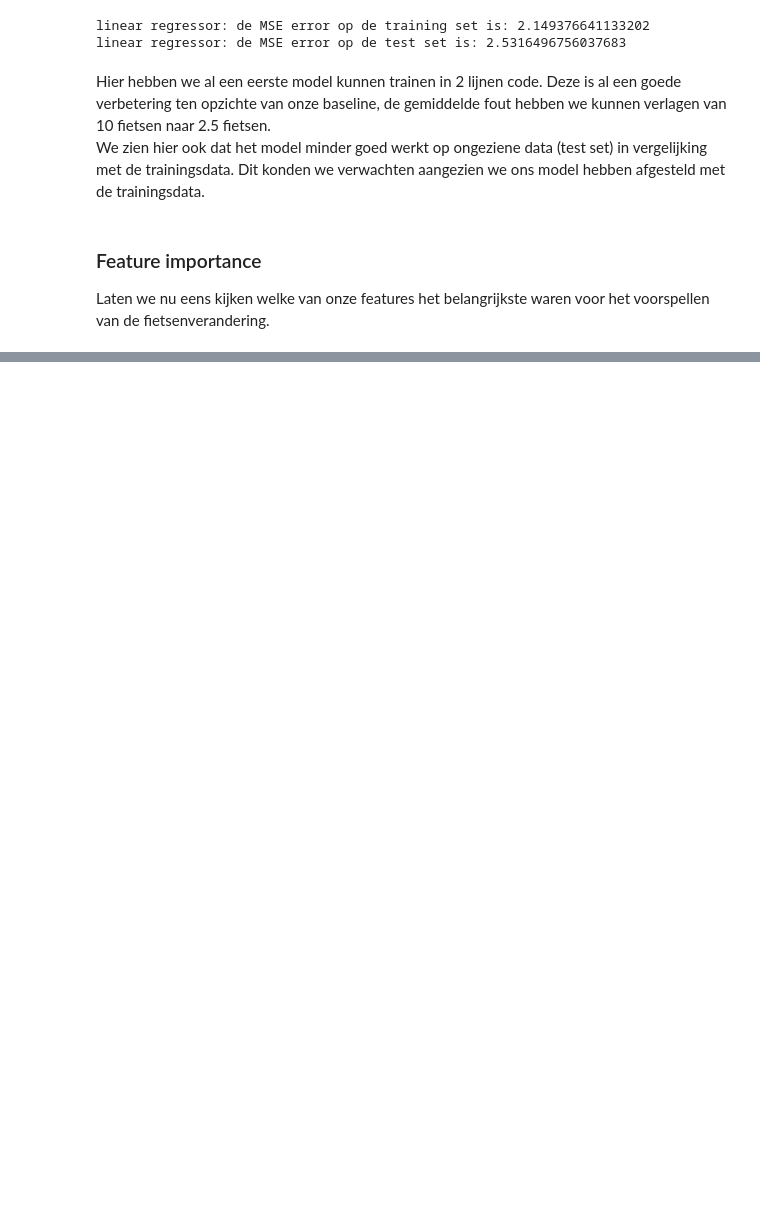
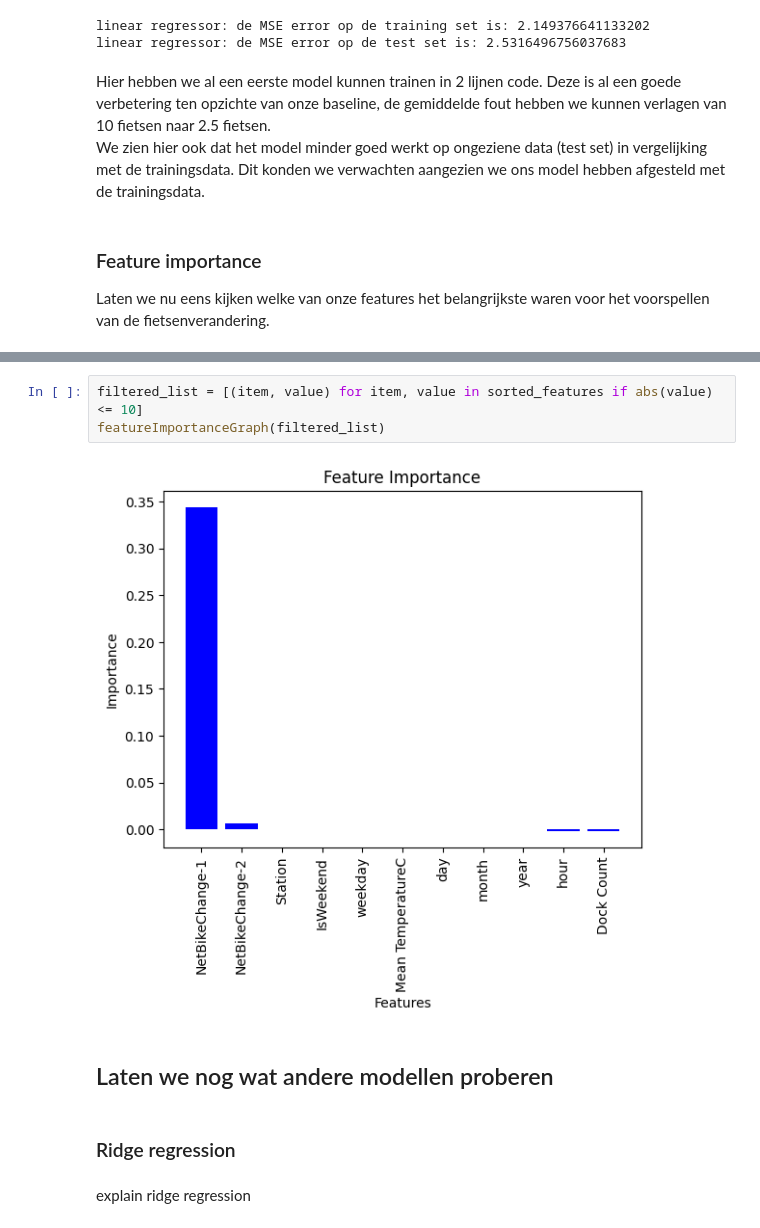
Before and after one commit to DecosterBram/MOW-BikeShare-workshop, a Jupyter notebook: notebooks/BikeShare_exercise_solution.ipynb, the cells around one changed output, grey strips where cells are left out. Saved outputs shown, nothing was run; the diff lists cells and outputs as text; blank space fills up the shorter version.

```diff
--- a/notebooks/BikeShare_exercise_solution.ipynb
+++ b/notebooks/BikeShare_exercise_solution.ipynb
@@ -858,0 +890,11 @@ improvement via CNN, time series, or non linear regression
+# %%
+filtered_list = [(item, value) for item, value in sorted_features if abs(value) <= 10]
+featureImportanceGraph(filtered_list)
+# %% [output]
+[figure, added]
+# %% [markdown]
+## Laten we nog wat andere modellen proberen
+# %% [markdown]
+### Ridge regression
+# %% [markdown]
+explain ridge regression
```
Also changed, not shown: parts of 16 cells of this notebook.
